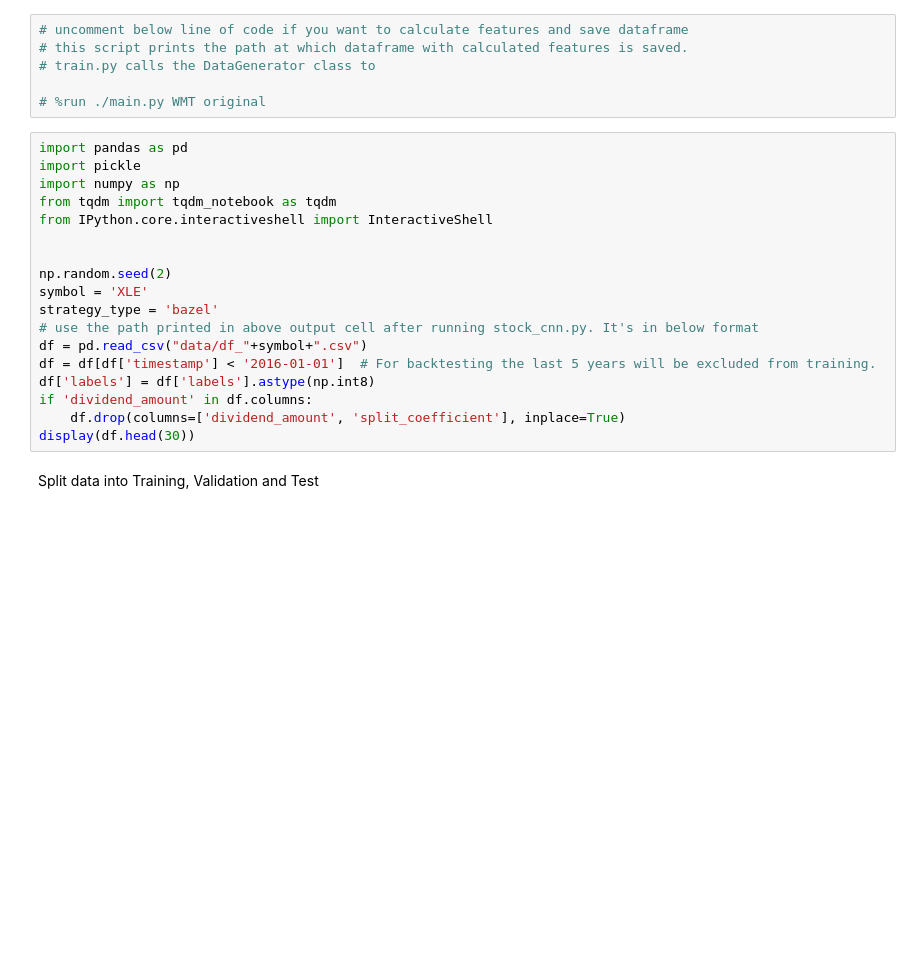
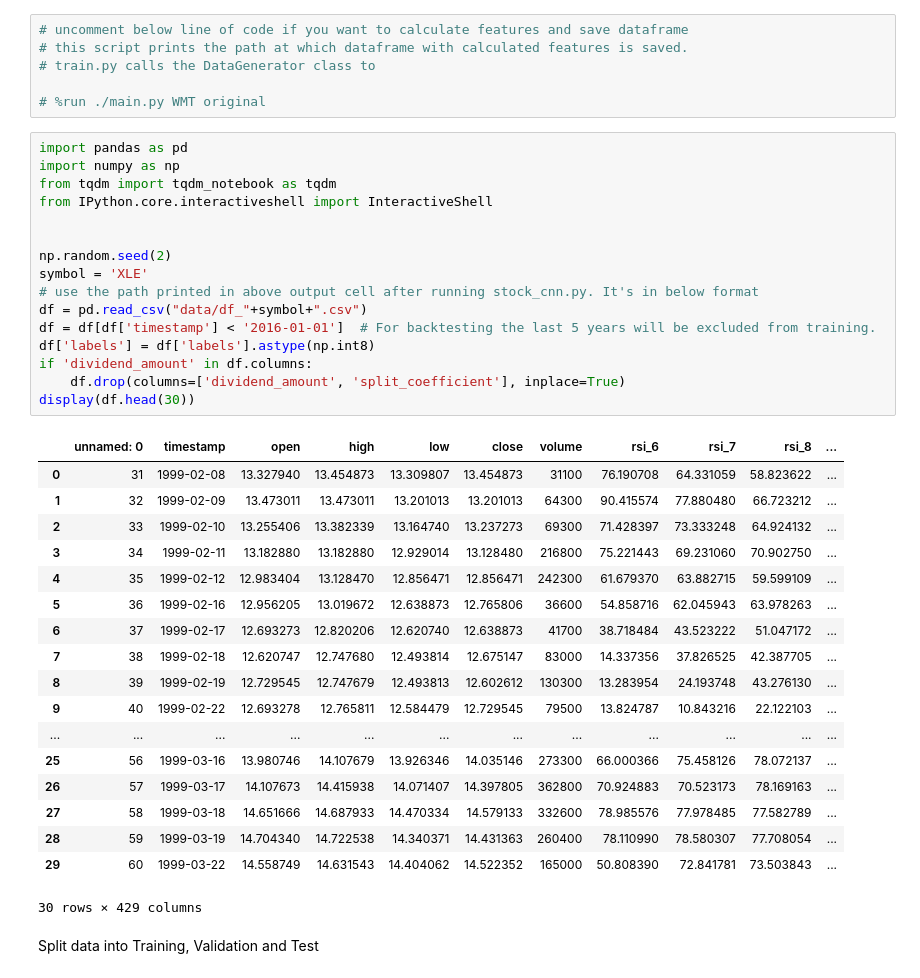
Before and after one commit to M5era/CNN-for-trading, a Jupyter notebook: stock_keras.ipynb, the cells around one changed output. Drawn from its saved outputs; the diff is of its cells as text; blank space fills up the shorter version.

```diff
--- a/stock_keras.ipynb
+++ b/stock_keras.ipynb
@@ -6,22 +6,39 @@
 # %run ./main.py WMT original
 # %%
 import pandas as pd
-import pickle
 import numpy as np
 from tqdm import tqdm_notebook as tqdm
 from IPython.core.interactiveshell import InteractiveShell
 
 
 np.random.seed(2)
 symbol = 'XLE'
-strategy_type = 'bazel'
 # use the path printed in above output cell after running stock_cnn.py. It's in below format
 df = pd.read_csv("data/df_"+symbol+".csv")
 df = df[df['timestamp'] < '2016-01-01']  # For backtesting the last 5 years will be excluded from training.
 df['labels'] = df['labels'].astype(np.int8)
 if 'dividend_amount' in df.columns:
     df.drop(columns=['dividend_amount', 'split_coefficient'], inplace=True)
 display(df.head(30))
+# %% [output]
+|  | unnamed: 0 | timestamp | open | high | low | close | volume | rsi_6 | rsi_7 | rsi_8 | ... |
+| 0 | 31 | 1999-02-08 | 13.327940 | 13.454873 | 13.309807 | 13.454873 | 31100 | 76.190708 | 64.331059 | 58.823622 | ... |
+| 1 | 32 | 1999-02-09 | 13.473011 | 13.473011 | 13.201013 | 13.201013 | 64300 | 90.415574 | 77.880480 | 66.723212 | ... |
+| 2 | 33 | 1999-02-10 | 13.255406 | 13.382339 | 13.164740 | 13.237273 | 69300 | 71.428397 | 73.333248 | 64.924132 | ... |
+| 3 | 34 | 1999-02-11 | 13.182880 | 13.182880 | 12.929014 | 13.128480 | 216800 | 75.221443 | 69.231060 | 70.902750 | ... |
+| 4 | 35 | 1999-02-12 | 12.983404 | 13.128470 | 12.856471 | 12.856471 | 242300 | 61.679370 | 63.882715 | 59.599109 | ... |
+| 5 | 36 | 1999-02-16 | 12.956205 | 13.019672 | 12.638873 | 12.765806 | 36600 | 54.858716 | 62.045943 | 63.978263 | ... |
+| 6 | 37 | 1999-02-17 | 12.693273 | 12.820206 | 12.620740 | 12.638873 | 41700 | 38.718484 | 43.523222 | 51.047172 | ... |
+| 7 | 38 | 1999-02-18 | 12.620747 | 12.747680 | 12.493814 | 12.675147 | 83000 | 14.337356 | 37.826525 | 42.387705 | ... |
+| 8 | 39 | 1999-02-19 | 12.729545 | 12.747679 | 12.493813 | 12.602612 | 130300 | 13.283954 | 24.193748 | 43.276130 | ... |
+| 9 | 40 | 1999-02-22 | 12.693278 | 12.765811 | 12.584479 | 12.729545 | 79500 | 13.824787 | 10.843216 | 22.122103 | ... |
+| ... | ... | ... | ... | ... | ... | ... | ... | ... | ... | ... | ... |
+| 25 | 56 | 1999-03-16 | 13.980746 | 14.107679 | 13.926346 | 14.035146 | 273300 | 66.000366 | 75.458126 | 78.072137 | ... |
+| 26 | 57 | 1999-03-17 | 14.107673 | 14.415938 | 14.071407 | 14.397805 | 362800 | 70.924883 | 70.523173 | 78.169163 | ... |
+| 27 | 58 | 1999-03-18 | 14.651666 | 14.687933 | 14.470334 | 14.579133 | 332600 | 78.985576 | 77.978485 | 77.582789 | ... |
+| 28 | 59 | 1999-03-19 | 14.704340 | 14.722538 | 14.340371 | 14.431363 | 260400 | 78.110990 | 78.580307 | 77.708054 | ... |
+| 29 | 60 | 1999-03-22 | 14.558749 | 14.631543 | 14.404062 | 14.522352 | 165000 | 50.808390 | 72.841781 | 73.503843 | ... |
+30 rows × 429 columns
 # %% [markdown]
 Split data into Training, Validation and Test
 # %%
```
Also changed, not shown: parts of 13 cells of this notebook, 15 other files.
